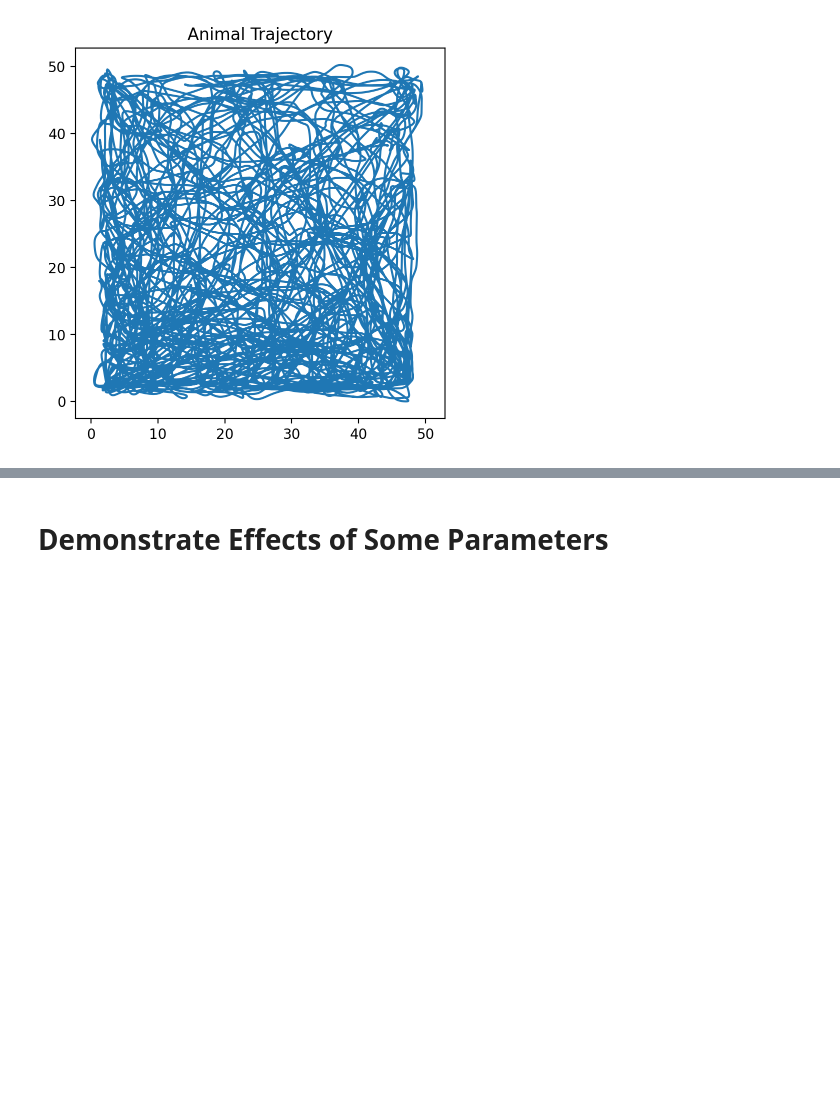
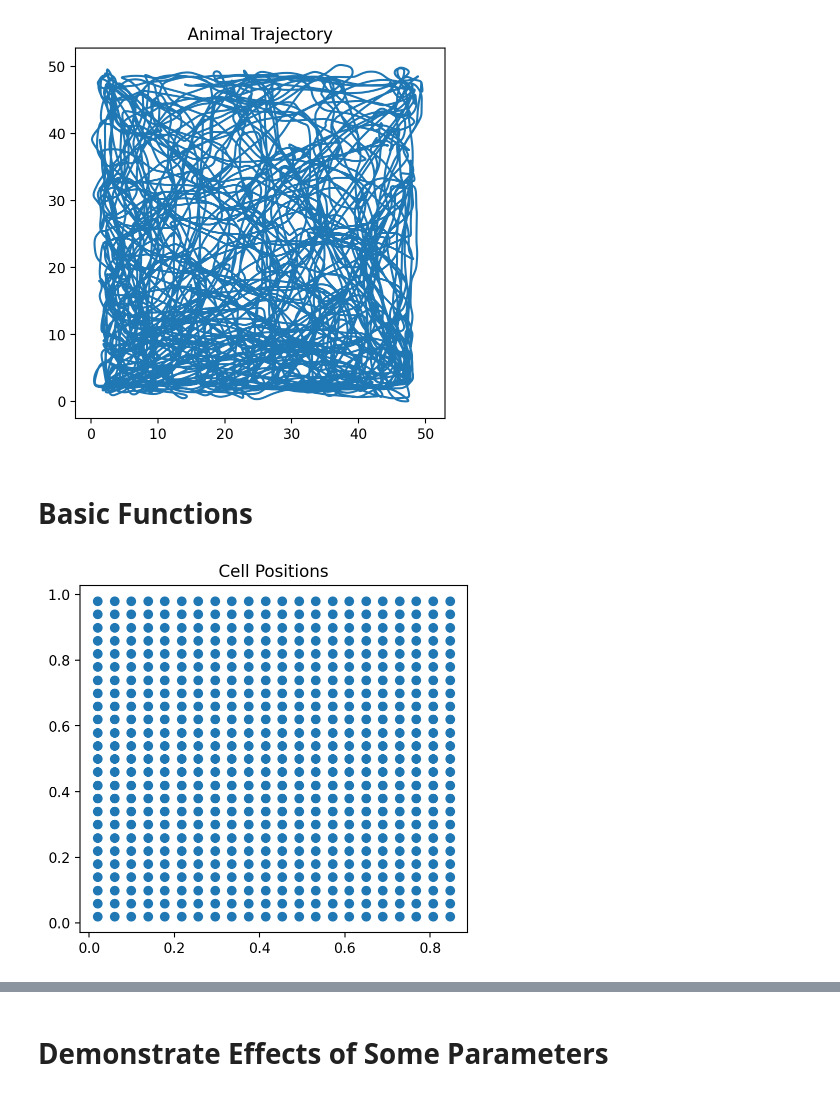
Before and after one commit to johnhwen1/ttgc, a Jupyter notebook: examples/ttgc.ipynb, the cells around one changed output, grey strips where cells are left out. Cells and saved outputs as stored; diff of their text form; code cells hidden in the pictures; blank space fills up the shorter version.

```diff
--- a/examples/ttgc.ipynb
+++ b/examples/ttgc.ipynb
@@ -178,3 +174,20 @@ _ = plt.axis('square')
 _ = plt.title('Animal Trajectory')
 # %% [output]
 [figure]
+# %% [markdown]
+# Basic Functions
+# %%
+n_x = 25 # column n
+n_y = 22 # row n
+N = n_x * n_y
+
+# Create rectangular array of grid cells
+cell_positions = initialize.calc_cell_positions(n_y, n_x)
+cell_positions_plot = cell_positions.reshape(2, -1, order='F')
+
+# Show cell positions
+plt.figure(figsize=(5, 4.5))
+_ = plt.scatter(cell_positions_plot[0], cell_positions_plot[1])
+_ = plt.title('Cell Positions')
+# %% [output]
+[figure, added]
```
Also changed, not shown: parts of 14 cells of this notebook, 1 other file.
